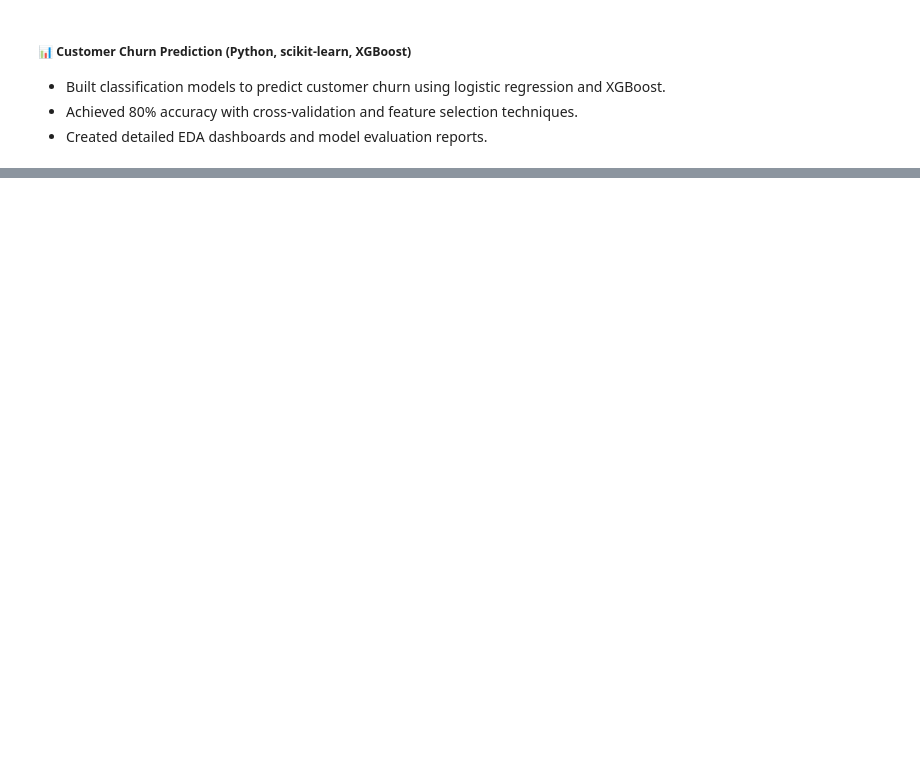
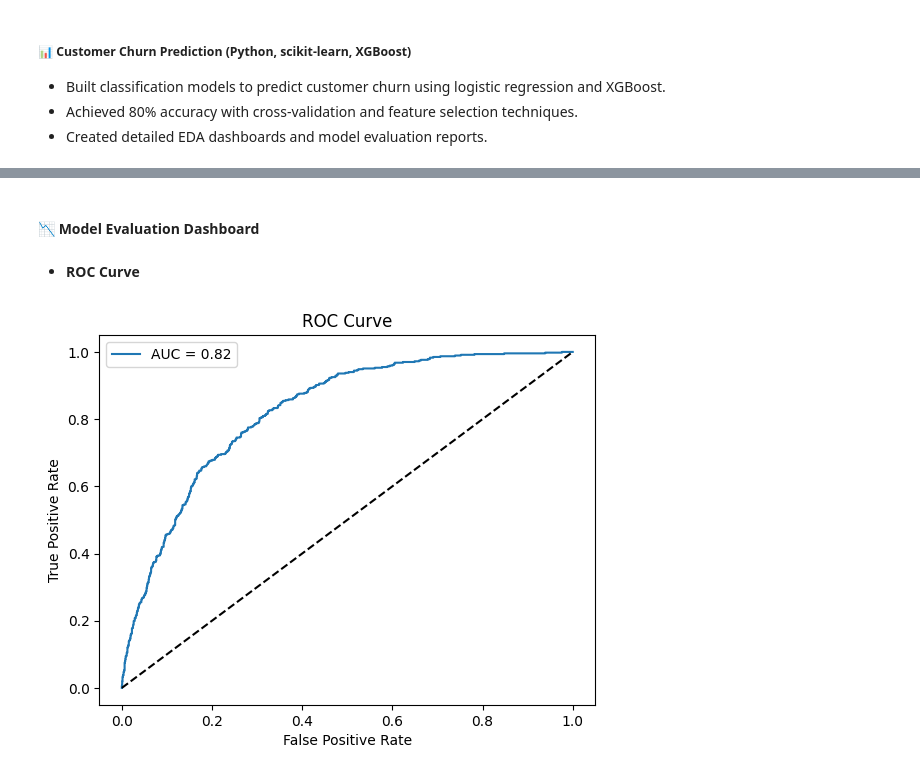
Before and after one commit to deanesh/artificial-intelligence-latest, a Jupyter notebook: career/customer_churn prediction.ipynb, the cells around one changed output, grey strips where cells are left out. Drawn from its saved outputs; the diff is of its cells as text; code cells hidden in the pictures; blank space fills up the shorter version.

```diff
--- a/career/customer_churn prediction.ipynb
+++ b/career/customer_churn prediction.ipynb
@@ -99,4 +110,17 @@ print(
 # Evaluate XGBoost
 xgb_scores = cross_val_score(xgb_pipeline, df, y, cv=cv, scoring="accuracy")
 print(f"XGBoost CV Accuracy: {xgb_scores.mean():.4f} ± {xgb_scores.std():.4f}")
+
+from sklearn.metrics import classification_report, roc_auc_score
+
+X_train, X_test, y_train, y_test = train_test_split(
+    df, y, test_size=0.25, stratify=y, random_state=42
+)
+
+xgb_pipeline.fit(X_train, y_train)
+y_pred = xgb_pipeline.predict(X_test)
+y_prob = xgb_pipeline.predict_proba(X_test)[:, 1]
+
+print(classification_report(y_test, y_pred))
+print("ROC AUC:", roc_auc_score(y_test, y_prob))
 # %% [output]
@@ -104,0 +178,17 @@ XGBoost CV Accuracy: 0.7876 ± 0.0109
+# %% [markdown]
+#### **📉 Model Evaluation Dashboard**
+# %% [markdown]
+* **ROC Curve**
+# %%
+from sklearn.metrics import roc_curve, auc
+
+fpr, tpr, _ = roc_curve(y_test, y_prob)
+plt.plot(fpr, tpr, label=f"AUC = {roc_auc_score(y_test, y_prob):.2f}")
+plt.plot([0, 1], [0, 1], "k--")
+plt.xlabel("False Positive Rate")
+plt.ylabel("True Positive Rate")
+plt.title("ROC Curve")
+plt.legend()
+plt.show()
+# %% [output]
+[figure, added]
```
Also changed, not shown: parts of 15 cells of this notebook, 1 other file.
